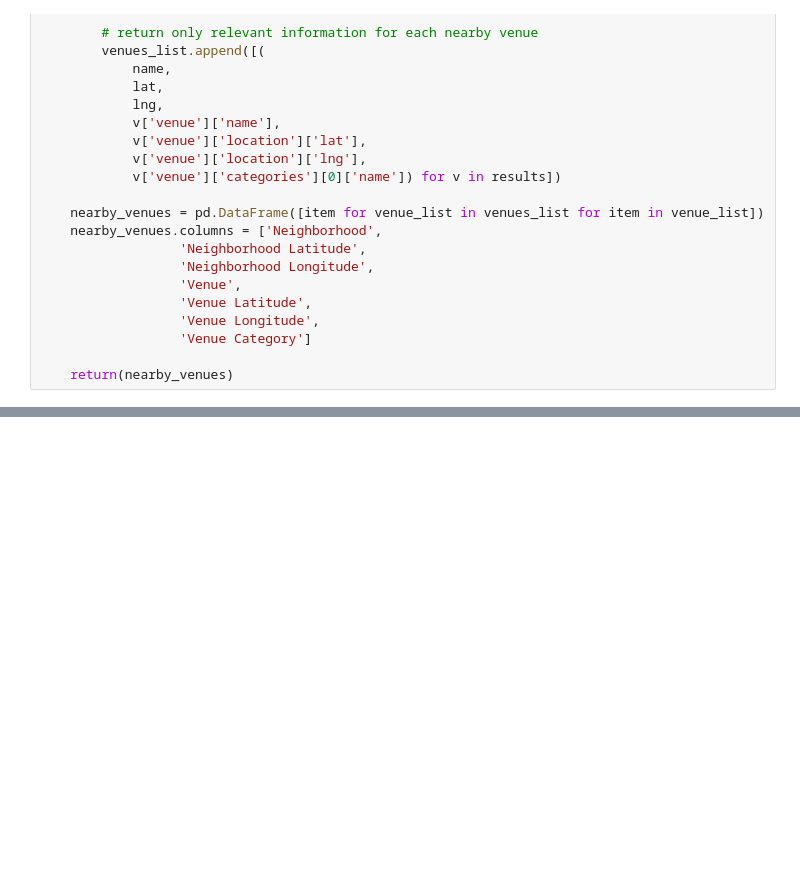
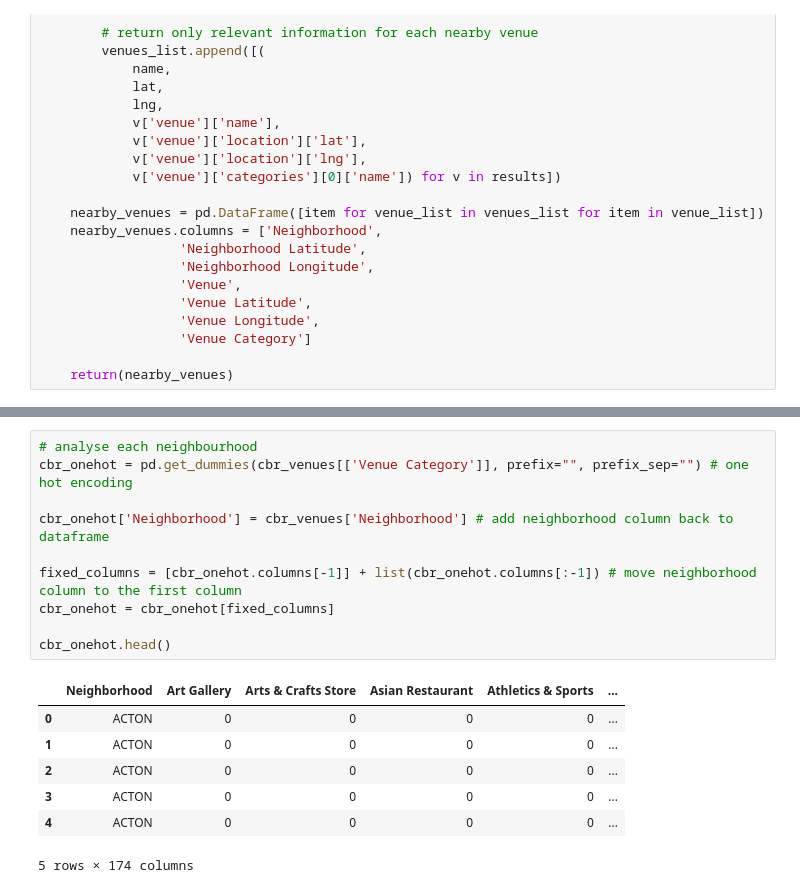
Before and after one commit to nicjlambert/cbr-crime, a Jupyter notebook: cbr-crime.ipynb, the cells around one changed output, grey strips where cells are left out. Cells and saved outputs as stored; diff of their text form; blank space fills up the shorter version.

```diff
--- a/cbr-crime.ipynb
+++ b/cbr-crime.ipynb
@@ -129,0 +207,18 @@ cbr_venues = getNearbyVenues(names=cbr_geo['Neighborhood'],
+# %%
+# analyse each neighbourhood
+cbr_onehot = pd.get_dummies(cbr_venues[['Venue Category']], prefix="", prefix_sep="") # one hot encoding
+
+cbr_onehot['Neighborhood'] = cbr_venues['Neighborhood'] # add neighborhood column back to dataframe
+
+fixed_columns = [cbr_onehot.columns[-1]] + list(cbr_onehot.columns[:-1]) # move neighborhood column to the first column
+cbr_onehot = cbr_onehot[fixed_columns]
+
+cbr_onehot.head()
+# %% [output]
+|  | Neighborhood | Art Gallery | Arts & Crafts Store | Asian Restaurant | Athletics & Sports | ... |
+| 0 | ACTON | 0 | 0 | 0 | 0 | ... |
+| 1 | ACTON | 0 | 0 | 0 | 0 | ... |
+| 2 | ACTON | 0 | 0 | 0 | 0 | ... |
+| 3 | ACTON | 0 | 0 | 0 | 0 | ... |
+| 4 | ACTON | 0 | 0 | 0 | 0 | ... |
+5 rows × 174 columns
```
Also changed, not shown: parts of 13 cells of this notebook.
